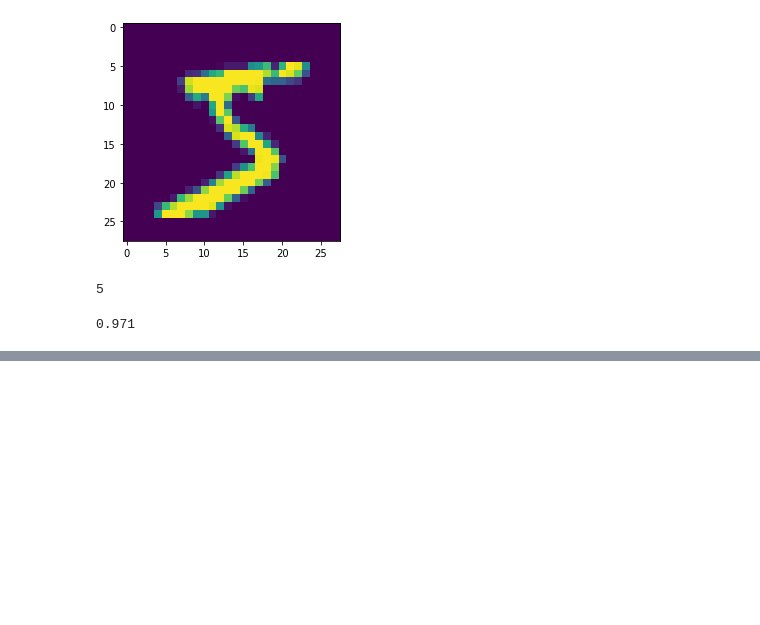
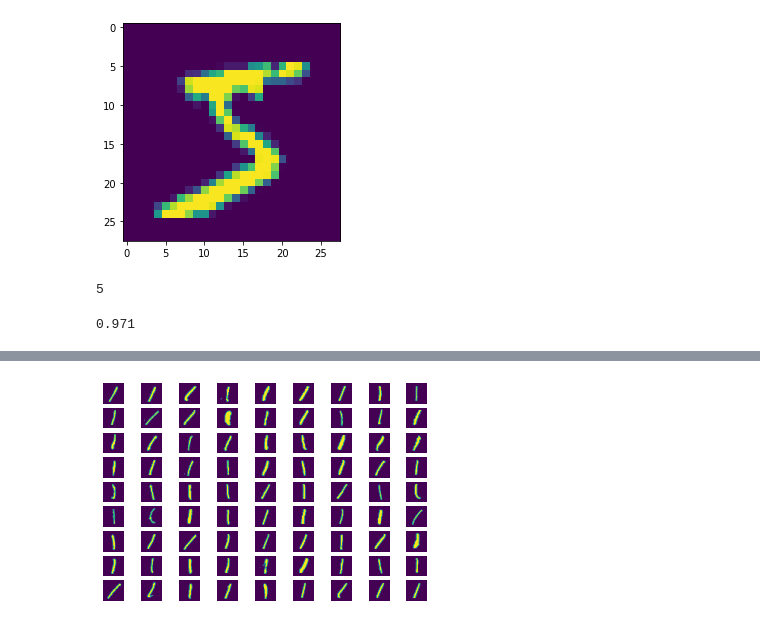
Before and after one commit to Zemke/ml, a Jupyter notebook: myonn.ipynb, the cells around one changed output, grey strips where cells are left out. Drawn from its saved outputs; the diff is of its cells as text; code cells hidden in the pictures; blank space fills up the shorter version.

Commit message:
That's just vertical lines

```diff
--- a/myonn.ipynb
+++ b/myonn.ipynb
@@ -152,0 +137,17 @@ plt.show()
+# %%
+rows = 9; cols = 9
+tt = mnist_train[:, 1:][mnist_train[:, 0] == 1]
+np.random.shuffle(tt)
+tt = tt[:rows*cols].reshape(rows*cols, 28, 28)
+_, axes = plt.subplots(rows, cols)
+i = 0
+for rax in axes:
+    for sp in rax:
+        r = n.query(tt[i].flatten())
+        sp.axis('off')
+        sp.imshow(tt[i])
+        i += 1
+plt.show()
+# that's just vertical lines
+# %% [output]
+[figure, added]
```
Also changed, not shown: parts of 5 cells of this notebook.
